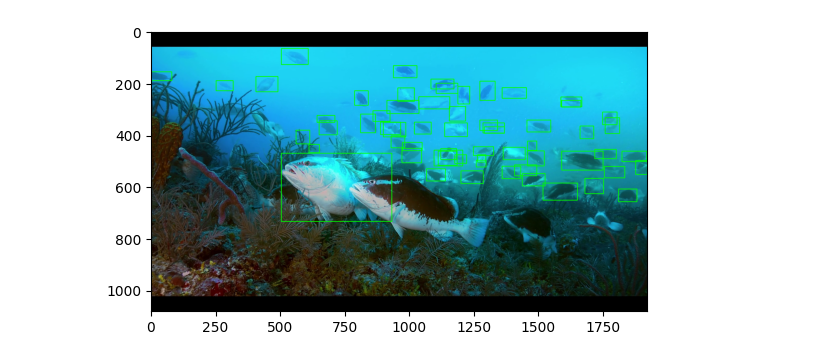
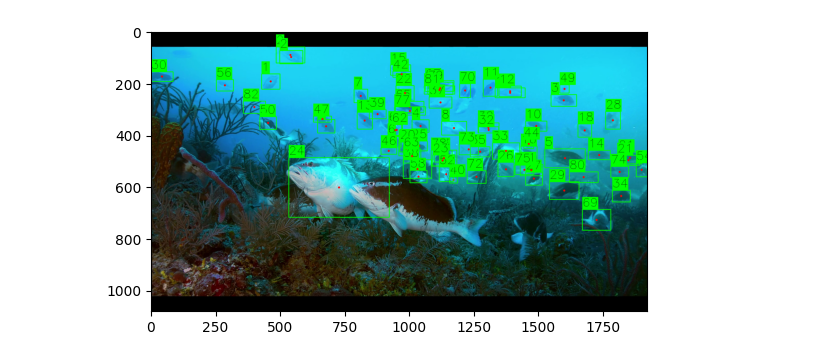
Before and after one commit to AP-DP/fish-tracker, a Jupyter notebook: ProofOfConcept.ipynb, the cells around one changed output. Drawn from its saved outputs; the diff is of its cells as text; code cells hidden in the pictures.

```diff
--- a/ProofOfConcept.ipynb
+++ b/ProofOfConcept.ipynb
@@ -30,4 +242,17 @@ footage = cv2.VideoCapture("./media/clip1-NassauGrouperAgainstTheClock-BelugaSmi
+# %%
+# Structures for tracking objects
+# Numpy array to detect whether an object has been detected in a given pixel
+hit_detector = create_object_location_tracker(height_nearest_32, width_nearest_32)
+# List of lists to track ids related to hits
+id_tracker = [[] for x in (hit_detector.flatten()).tolist()]
+# Dictionary to track object properties related to ids
+fish_detected = {}
+# SIFT Detector
+sift = cv2.SIFT_create()
 # %%
+# Global variables
+next_id = 1
+
 # Display options
 DISPLAY_CV2 = "cv2"
 DISPLAY_PLT = "plt"
@@ -39,34 +264,83 @@ display_length = DISPLAY_TEST
 
 TEST_LENGTH = 10
 
-# Select frame and apply detection
-frame_exists, frame = footage.read()
-
 # Update input size from frame
-frame_size = np.shape(frame)
-# Integer divide height & width, then multiple by 32 to get an exact multiple
-height_nearest_32 = ( frame_size[0] // 32 ) * 32
-width_nearest_32 = ( frame_size[1] // 32 ) * 32
 model.setInputParams(size=(height_nearest_32, width_nearest_32), scale=1/255)
 
+# Select frame and apply detection
 def process_frame(frame, display_method):
     """
     Run frame through model, mark up with boxes, and display output
     :param frame: img being processed, can be frame from a video
     :param display_method: DISPLAY_PLT (show each frame below code block) or DISPLAY_CV2 (display as popup window)
     """
+    # Ensure global tracking objects are referenced
+    global hit_detector
+    global id_tracker
+    global fish_detected
+    global next_id
+
     # Adjust colours for Jupyter notebook
     frame = cv2.cvtColor(frame, cv2.COLOR_BGR2RGB)
+
+    # Create copy of structures for updates
+    frame_hit_tracker = np.copy(hit_detector)
+    frame_id_tracker = copy.deepcopy(id_tracker)
+    frame_object_tracker = copy.deepcopy(fish_detected)
 
     # Mark up frame with fish locations
     boxes = detect_fish(frame)
     for box in boxes:
+        # Bounding box details
         (x, y, w, h) = box
         x2 = x + w
         y2 = y + h
+        # Markup inputs
         border_colour = (0, 255, 0)
         border_width = 2
+        centre = calculate_centrepoint(x, y, w, h)
+        centre_radius = 1
+        centre_colour = (255, 0, 0)
+        centre_width = 5
+        # Draw annotations
+        cv2.circle(frame, centre, centre_radius, centre_colour, centre_width)
         cv2.rectangle(frame, (x, y), (x2, y2), border_colour, border_width)
+        # Update tracking information
+        id = -1
+        sift_features = get_sift_features(frame, box, sift)
+        search_radius = 10
+        potential_matches = check_for_existing_object(centre[0], centre[1], search_radius, hit_detector, id_tracker)
+        num_potential_matches = len(potential_matches)
+        if num_potential_matches > 0:
+            # At least one potential match found
+            id = find_best_match(sift_features, potential_matches, fish_detected)
+            # Update object info if potential matches returns a match based on features and if location has changed
+            if id != -1 and object_moved(id, centre[0], centre[1], fish_detected):
+                update_object_information(id, centre[0], centre[1], sift_features, frame_hit_tracker, frame_id_tracker, frame_object_tracker)
+        if id == -1:
+            # No match found, create new record
+            id = next_id
+            populate_object_trackers(frame_hit_tracker, frame_id_tracker, frame_object_tracker, (centre[0], centre[1], id, sift_features))
+            next_id += 1
+        # Add id to frame
+        label = str(id)
+        label_font = cv2.FONT_HERSHEY_SIMPLEX
+        label_font_scale = 1.5
+        label_font_thickness = 1
+        label_bg_colour = border_colour
+        label_text_colour = (0, 0, 0)
+        text_size, _ = cv2.getTextSize(label, label_font, label_font_scale, label_font_thickness)
+        text_width, text_height = text_size
+        label_height = int(text_height * 1.5)
+        # Add annotations to frame
+        fill_argument = -1
+        cv2.rectangle(frame, (x, y - label_height), (x + int(text_width), y), label_bg_colour, fill_argument)
+        cv2.putText(frame, label, (x, y - int(label_height / 4)), label_font, label_font_scale, label_text_colour, label_font_thickness)
+
+    # Update tracking objects
+    hit_detector = frame_hit_tracker
+    id_tracker = frame_id_tracker
+    fish_detected = frame_object_tracker
 
     # Display image
     if (display_method == DISPLAY_CV2):
@@ -88,6 +362,13 @@ if (display_length == DISPLAY_TEST):
 else: # DISPLAY_FULL
     number_of_frames = int( footage.get( cv2.CAP_PROP_FRAME_COUNT ) )
 
+# Skip frames to reach particular point in the footage
+num_skips = 0
+skips = 0
+while skips < num_skips:
+    frame_exists, frame = footage.read()
+    skips += 1
+
 # Process number of frames
 frame_count = 0
 while frame_count < number_of_frames:
@@ -107 +388 @@ cv2.destroyAllWindows()
-[figure, old version]
+[figure, new version]
```
Also changed, not shown: parts of 5 cells of this notebook.
